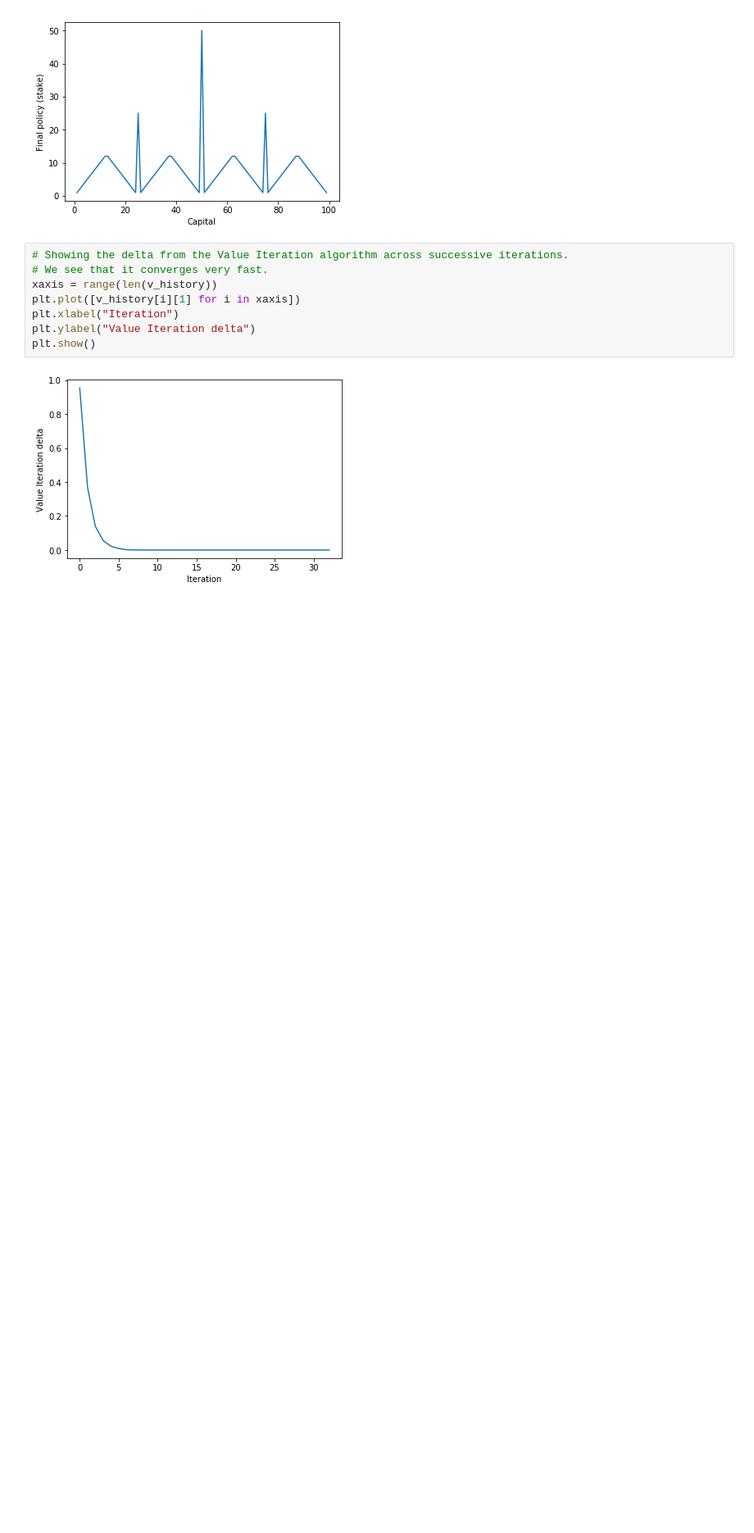
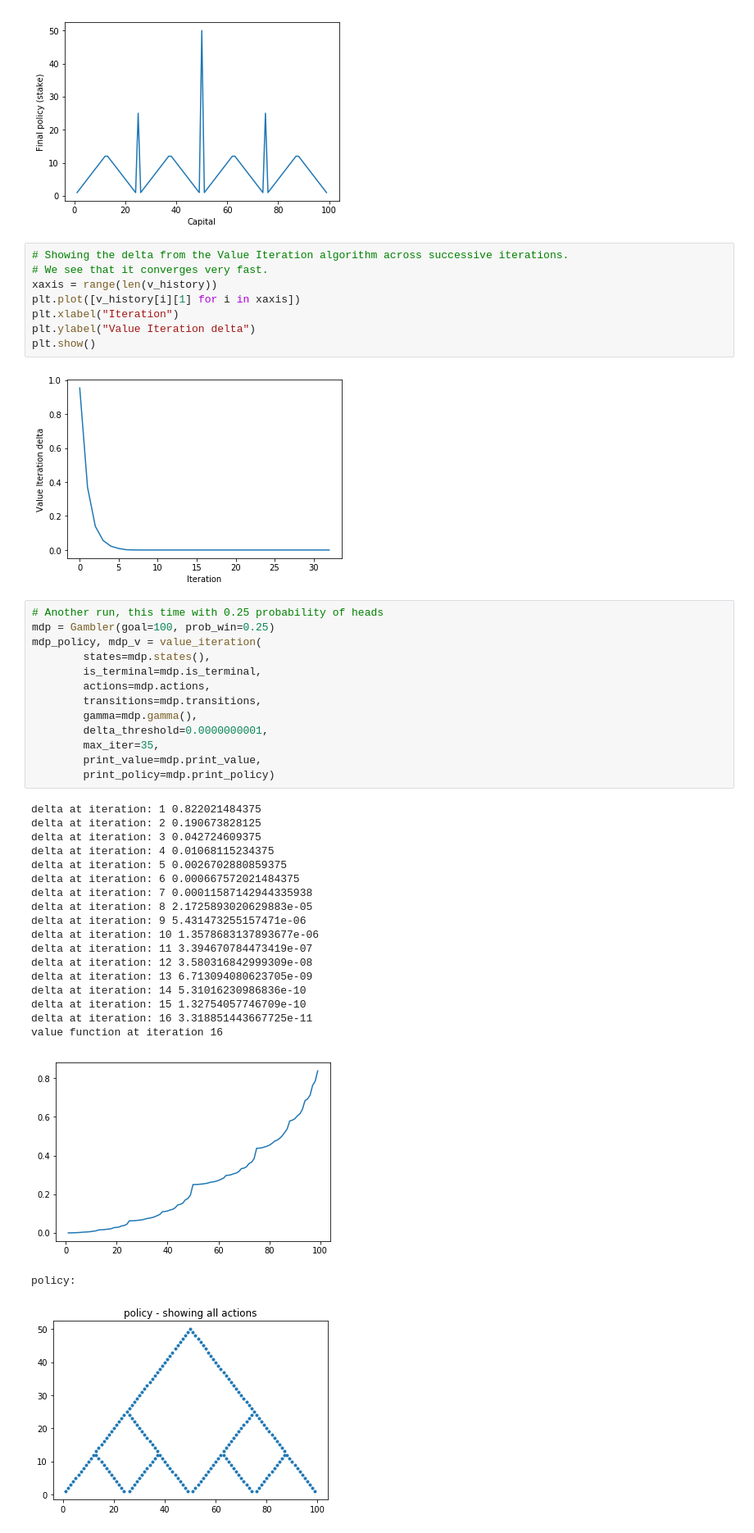
Before and after one commit to alphatamago/baserl, a Jupyter notebook: Gamblers_Problem_Sutton_RL_book_chapter4.ipynb, the cells around one changed output. Shown at 82% size. Saved outputs shown, nothing was run; the diff lists cells and outputs as text; blank space fills up the shorter version.

```diff
--- a/Gamblers_Problem_Sutton_RL_book_chapter4.ipynb
+++ b/Gamblers_Problem_Sutton_RL_book_chapter4.ipynb
@@ -99,3 +96,37 @@ plt.ylabel("Value Iteration delta")
 plt.show()
 # %% [output]
 [figure]
+# %%
+# Another run, this time with 0.25 probability of heads
+mdp = Gambler(goal=100, prob_win=0.25)
+mdp_policy, mdp_v = value_iteration(
+        states=mdp.states(),
+        is_terminal=mdp.is_terminal,
+        actions=mdp.actions,
+        transitions=mdp.transitions,
+        gamma=mdp.gamma(),
+        delta_threshold=0.0000000001,
+        max_iter=35,
+        print_value=mdp.print_value,
+        print_policy=mdp.print_policy)
+# %% [output]
+delta at iteration: 1 0.822021484375
+delta at iteration: 2 0.190673828125
+delta at iteration: 3 0.042724609375
+delta at iteration: 4 0.01068115234375
+delta at iteration: 5 0.0026702880859375
+delta at iteration: 6 0.000667572021484375
+delta at iteration: 7 0.00011587142944335938
+delta at iteration: 8 2.1725893020629883e-05
+delta at iteration: 9 5.431473255157471e-06
+delta at iteration: 10 1.3578683137893677e-06
+delta at iteration: 11 3.394670784473419e-07
+delta at iteration: 12 3.580316842999309e-08
+delta at iteration: 13 6.713094080623705e-09
+delta at iteration: 14 5.31016230986836e-10
+delta at iteration: 15 1.32754057746709e-10
+delta at iteration: 16 3.318851443667725e-11
+value function at iteration 16
+[figure, added]
+policy:
+[figure, added]
```
Also changed, not shown: parts of 3 cells of this notebook, 3 other files.
